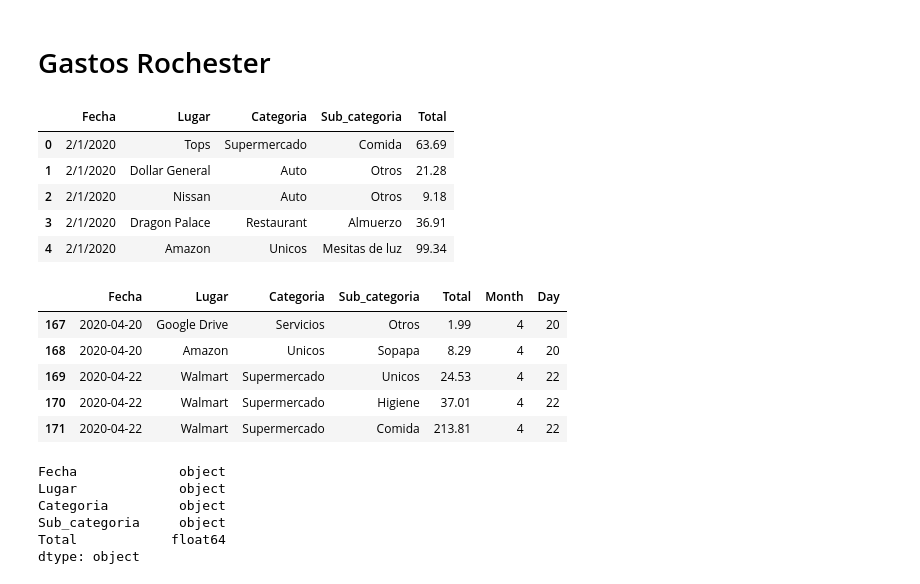
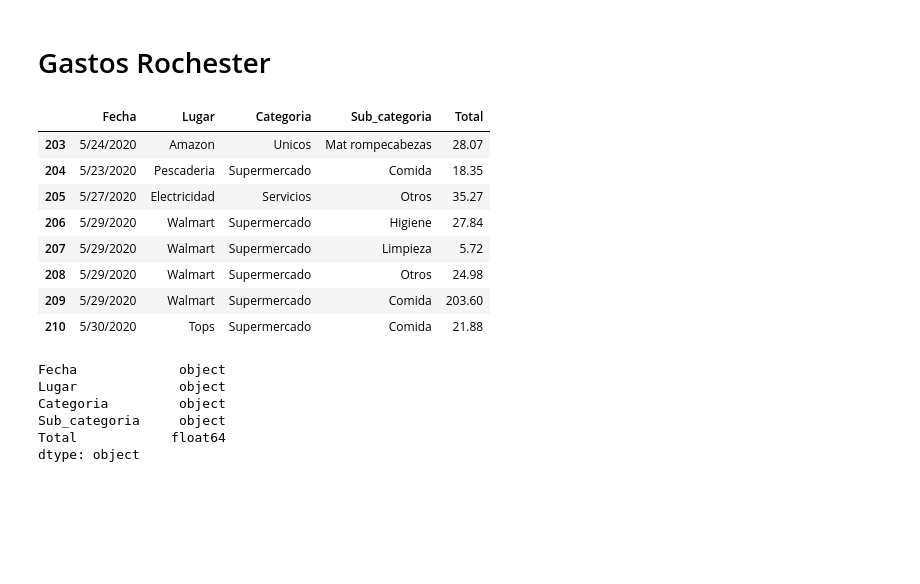
Before and after one commit to cnegrelli/Personal_expenses, a Jupyter notebook: Gastos.ipynb, the cells around one changed output. Drawn from its saved outputs; the diff is of its cells as text; code cells hidden in the pictures; blank space fills up the shorter version.

Commit message:
New month

```diff
--- a/Gastos.ipynb
+++ b/Gastos.ipynb
@@ -8,24 +8,18 @@ sb.set()
 %matplotlib inline
 # %%
 gastos = pd.read_csv('Rochester_gastos.csv')
-# %%
-gastos.head()
-# %% [output]
-|  | Fecha | Lugar | Categoria | Sub_categoria | Total |
-| 0 | 2/1/2020 | Tops | Supermercado | Comida | 63.69 |
-| 1 | 2/1/2020 | Dollar General | Auto | Otros | 21.28 |
-| 2 | 2/1/2020 | Nissan | Auto | Otros | 9.18 |
-| 3 | 2/1/2020 | Dragon Palace | Restaurant | Almuerzo | 36.91 |
-| 4 | 2/1/2020 | Amazon | Unicos | Mesitas de luz | 99.34 |
 # %%
-gastos.tail()
+gastos.tail(8)
 # %% [output]
-|  | Fecha | Lugar | Categoria | Sub_categoria | Total | Month | Day |
-| 167 | 2020-04-20 | Google Drive | Servicios | Otros | 1.99 | 4 | 20 |
-| 168 | 2020-04-20 | Amazon | Unicos | Sopapa | 8.29 | 4 | 20 |
-| 169 | 2020-04-22 | Walmart | Supermercado | Unicos | 24.53 | 4 | 22 |
-| 170 | 2020-04-22 | Walmart | Supermercado | Higiene | 37.01 | 4 | 22 |
-| 171 | 2020-04-22 | Walmart | Supermercado | Comida | 213.81 | 4 | 22 |
+|  | Fecha | Lugar | Categoria | Sub_categoria | Total |
+| 203 | 5/24/2020 | Amazon | Unicos | Mat rompecabezas | 28.07 |
+| 204 | 5/23/2020 | Pescaderia | Supermercado | Comida | 18.35 |
+| 205 | 5/27/2020 | Electricidad | Servicios | Otros | 35.27 |
+| 206 | 5/29/2020 | Walmart | Supermercado | Higiene | 27.84 |
+| 207 | 5/29/2020 | Walmart | Supermercado | Limpieza | 5.72 |
+| 208 | 5/29/2020 | Walmart | Supermercado | Otros | 24.98 |
+| 209 | 5/29/2020 | Walmart | Supermercado | Comida | 203.60 |
+| 210 | 5/30/2020 | Tops | Supermercado | Comida | 21.88 |
 # %%
 gastos.dtypes
 # %% [output]
```
Also changed, not shown: parts of 9 cells of this notebook.
